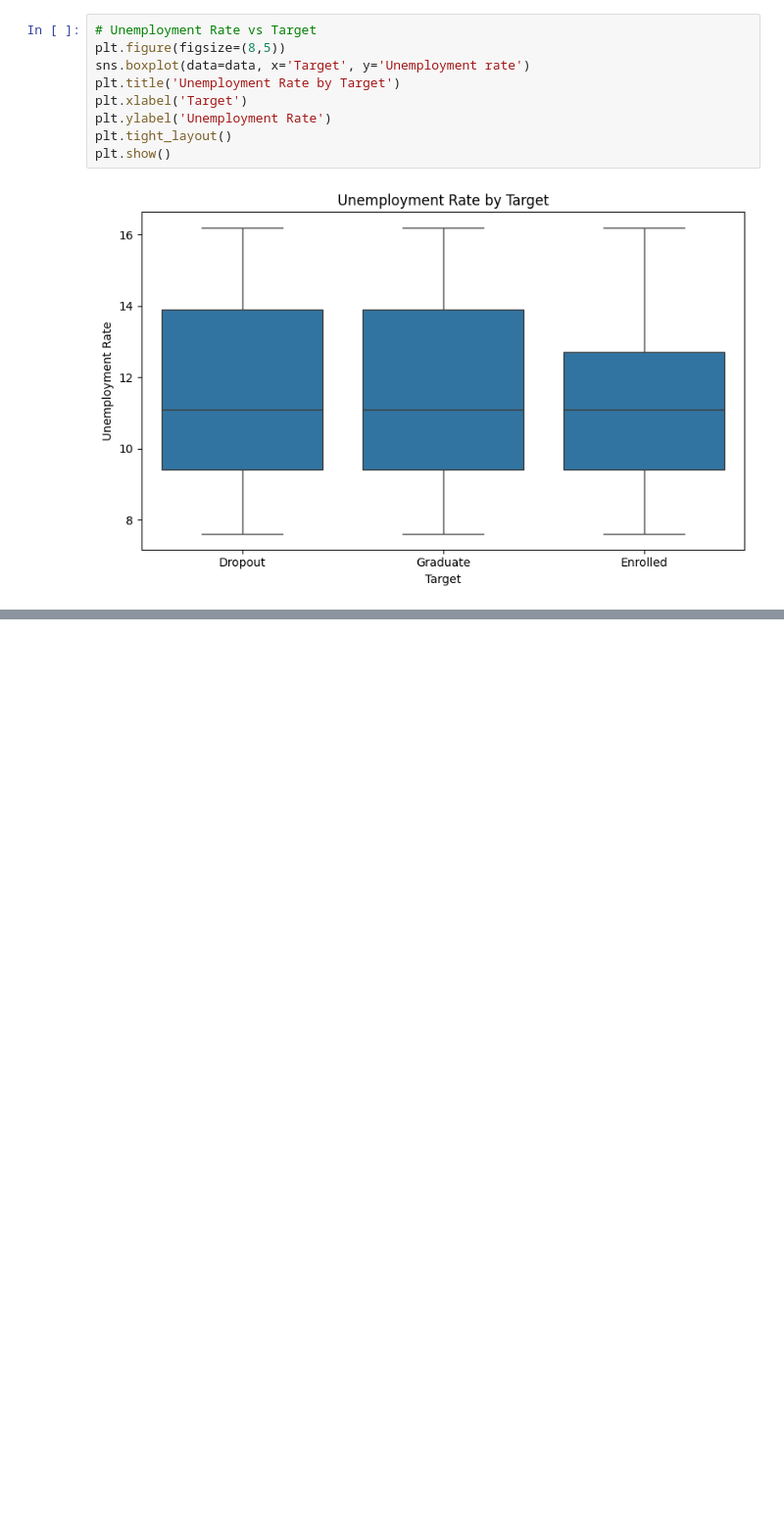
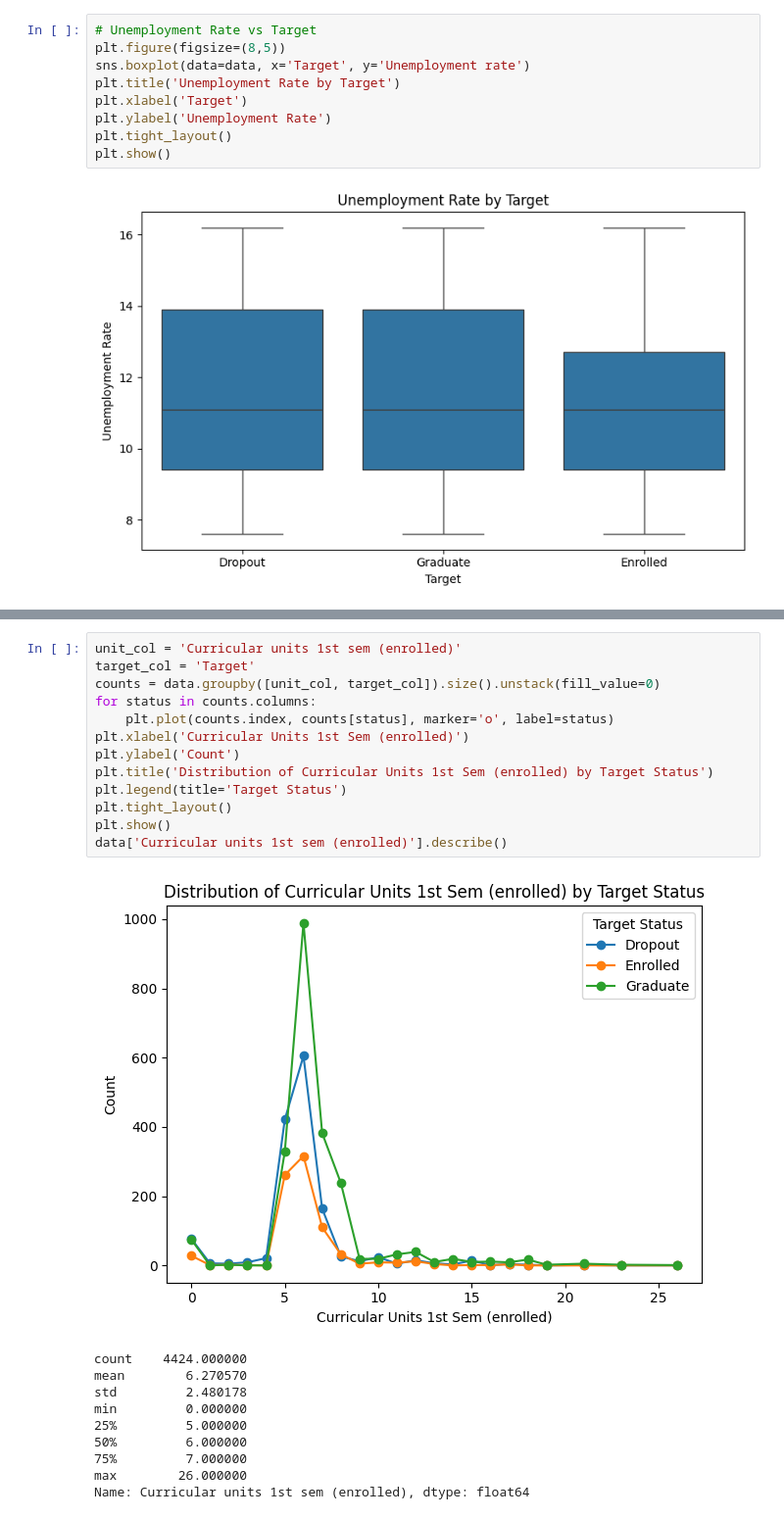
Before and after one commit to idavoong/Dropout-Predictor, a Jupyter notebook: eda/eda.ipynb, the cells around one changed output, grey strips where cells are left out. Shown at 98% size. Saved outputs shown, nothing was run; the diff lists cells and outputs as text; blank space fills up the shorter version.

```diff
--- a/eda/eda.ipynb
+++ b/eda/eda.ipynb
@@ -732,0 +745,24 @@ plt.show()
+# %%
+unit_col = 'Curricular units 1st sem (enrolled)'
+target_col = 'Target'
+counts = data.groupby([unit_col, target_col]).size().unstack(fill_value=0)
+for status in counts.columns:
+    plt.plot(counts.index, counts[status], marker='o', label=status)
+plt.xlabel('Curricular Units 1st Sem (enrolled)')
+plt.ylabel('Count')
+plt.title('Distribution of Curricular Units 1st Sem (enrolled) by Target Status')
+plt.legend(title='Target Status')
+plt.tight_layout()
+plt.show()
+data['Curricular units 1st sem (enrolled)'].describe()
+# %% [output]
+[figure, added]
+count    4424.000000
+mean        6.270570
+std         2.480178
+min         0.000000
+25%         5.000000
+50%         6.000000
+75%         7.000000
+max        26.000000
+Name: Curricular units 1st sem (enrolled), dtype: float64
```
Also changed, not shown: parts of 14 cells of this notebook.
